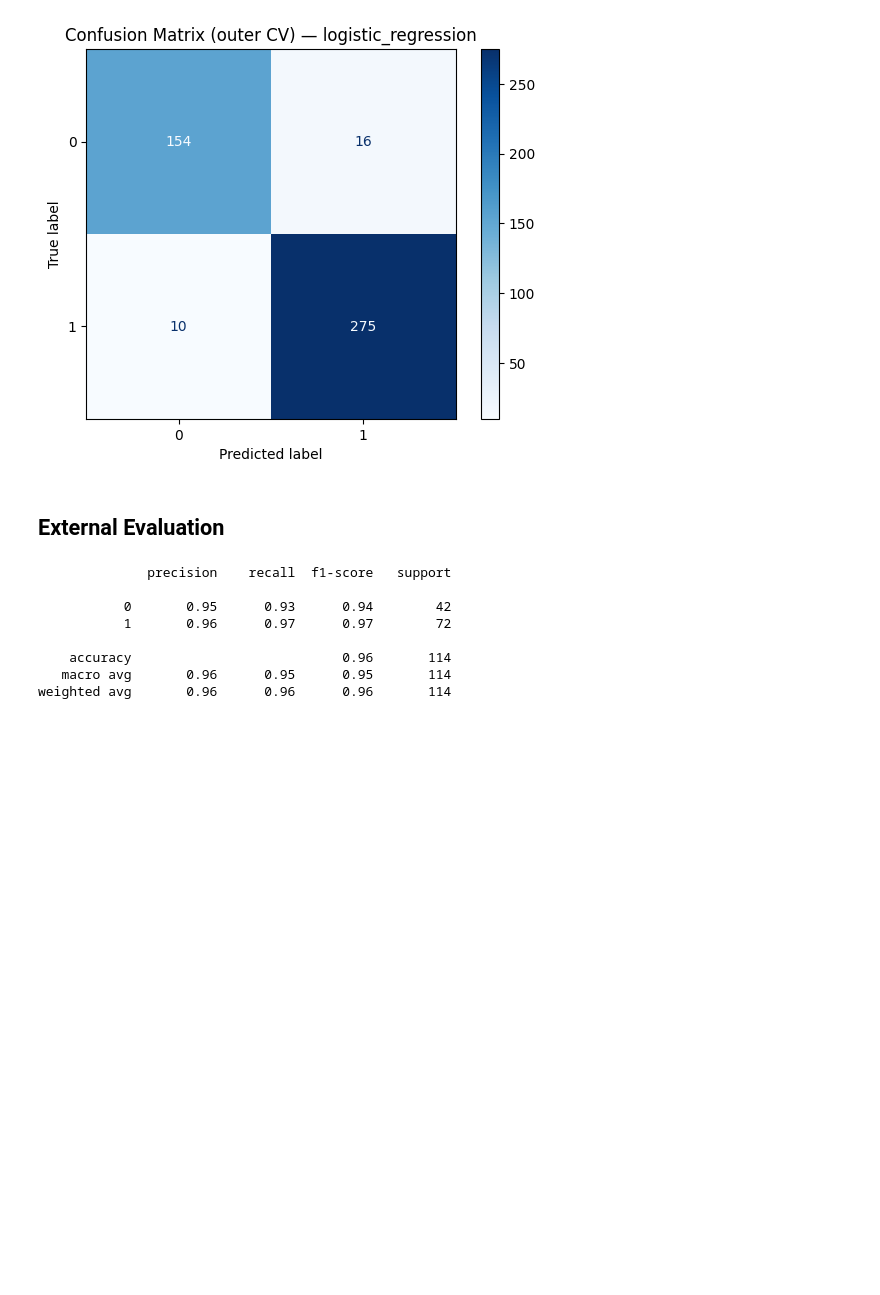
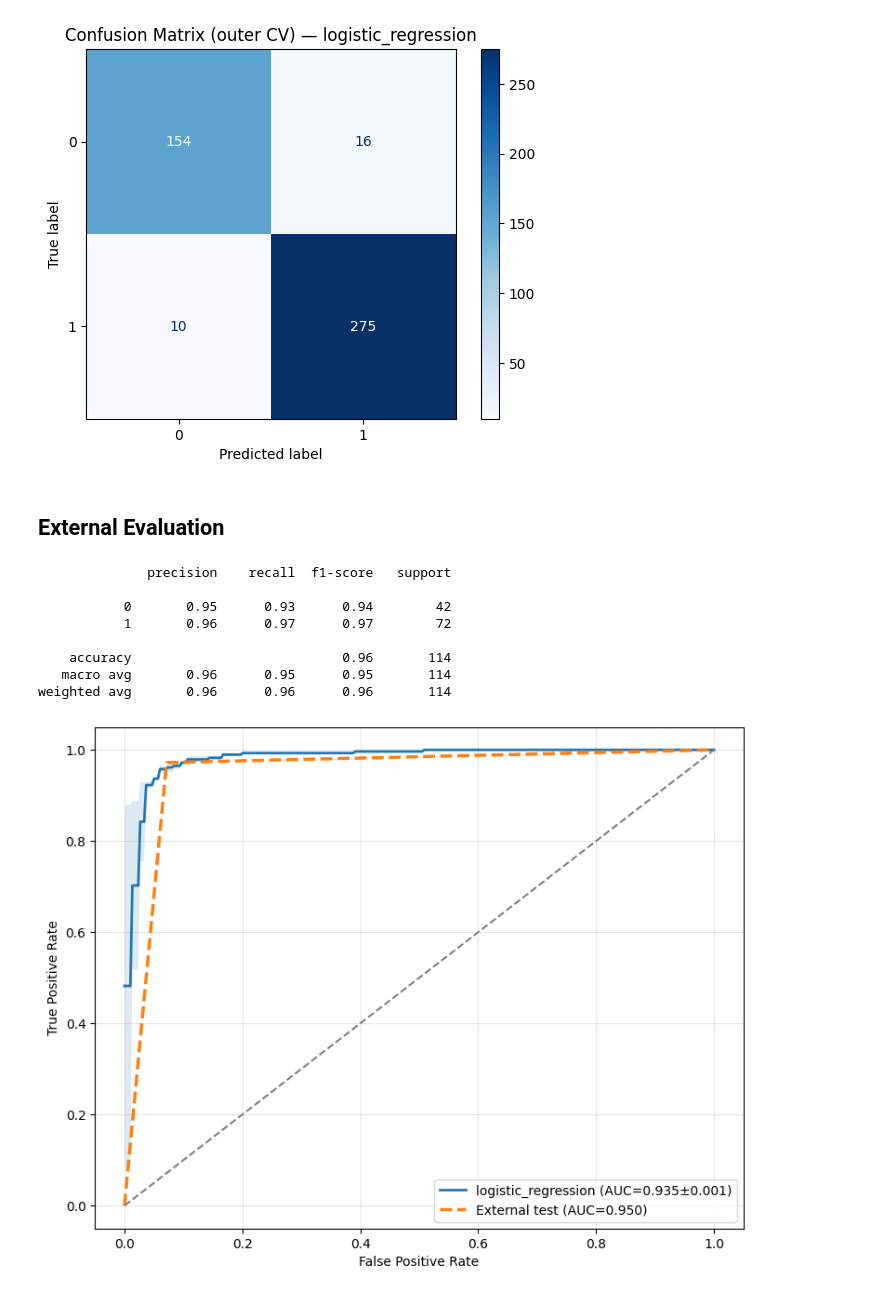
Before and after one commit to WewerAlbrechtsenLab/ML, a Jupyter notebook: notebooks/ML.ipynb, the cells around one changed output. Cells and saved outputs as stored; diff of their text form; code cells hidden in the pictures; blank space fills up the shorter version.

```diff
--- a/notebooks/ML.ipynb
+++ b/notebooks/ML.ipynb
@@ -188,9 +186,10 @@ feature_names = package["feature_names"]
 le = package["label_encoder"]
 
 # Use selected features
-X_ext_sel = X_ext[feature_names]
+X_ext = X_ext[feature_names]
+
 # Predict
-y_pred = model.predict(X_ext_sel)
+y_pred = model.predict(X_ext)
 y_pred_original = le.inverse_transform(y_pred)
 
 print(classification_report(y_ext, y_pred_original))
@@ -203,3 +202,13 @@ print(classification_report(y_ext, y_pred_original))
     accuracy                           0.96       114
    macro avg       0.96      0.95      0.95       114
 weighted avg       0.96      0.96      0.96       114
+# %%
+from ml.models.visualization import plot_roc_curves, safe_decode_fold_details
+
+external_data = {"y_true": y_ext, "y_score": y_pred_original}
+leaderboard = pd.read_csv("../outputs/leaderboard_final.csv")
+leaderboard["fold_details"] = leaderboard["fold_details"].apply(safe_decode_fold_details)
+
+plot_roc_curves(leaderboard, models=("logistic_regression"), external_data=external_data)
+# %% [output]
+[figure, added]
```
Also changed, not shown: parts of 2 cells of this notebook, 1 other file.
